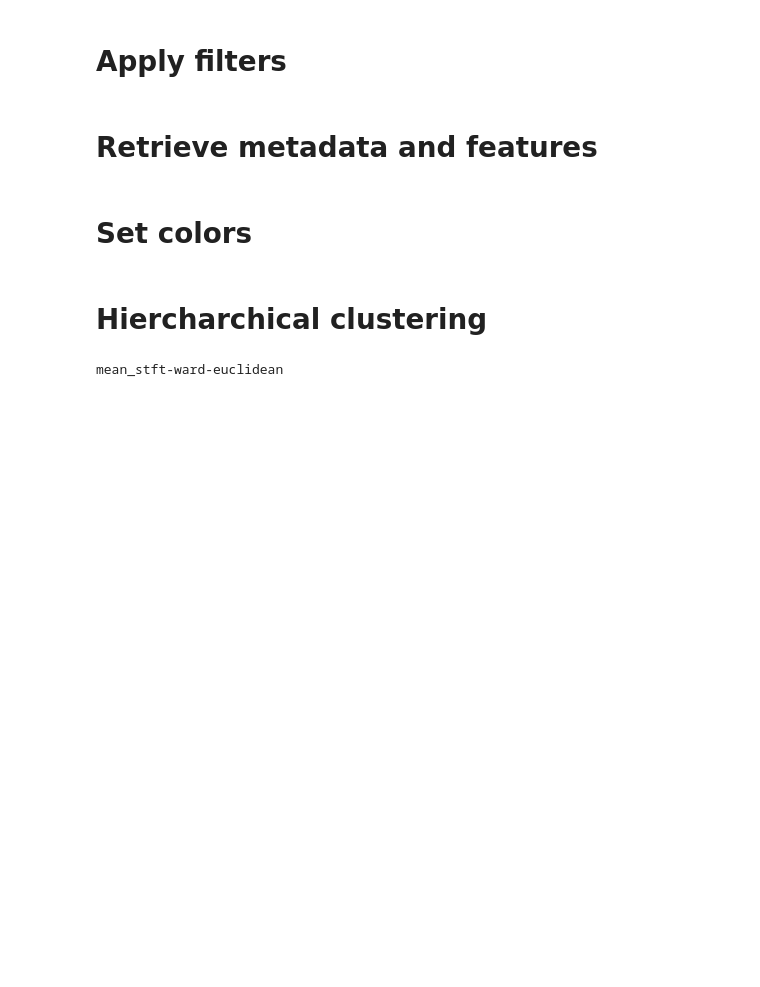
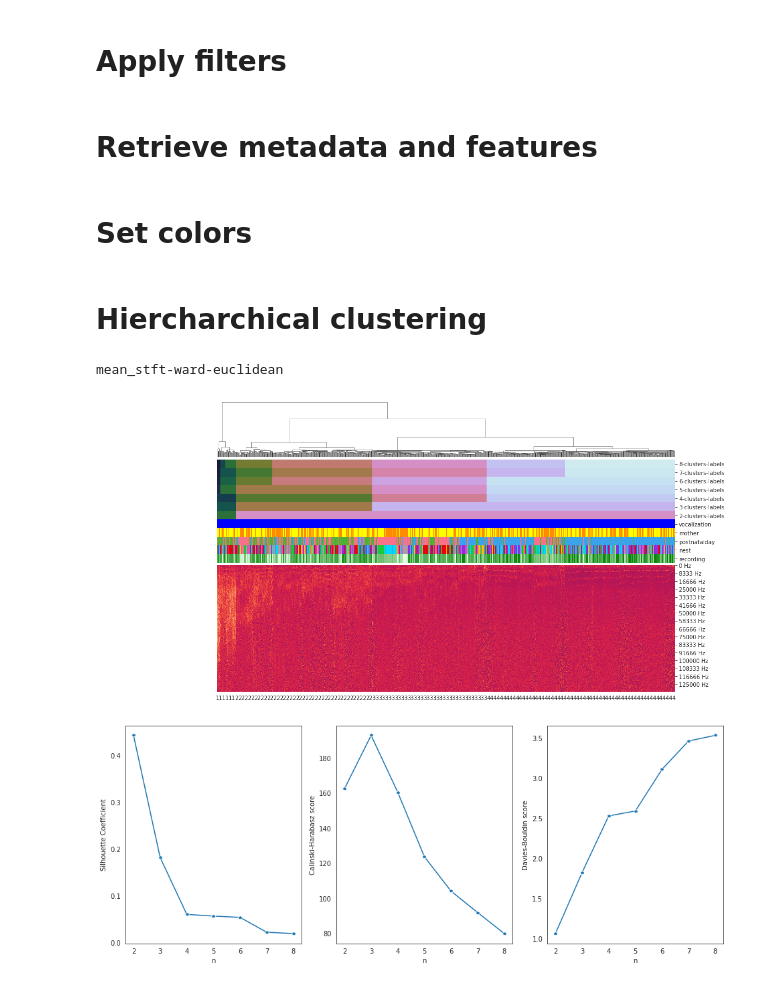
Before and after one commit to jimenaRL/usv-experiments, a Jupyter notebook: full-dataset/hierarchical-clustering-FULL-AUDIBLES.ipynb, the cells around one changed output. Saved outputs shown, nothing was run; the diff lists cells and outputs as text; code cells hidden in the pictures; blank space fills up the shorter version.

```diff
--- a/full-dataset/hierarchical-clustering-FULL-AUDIBLES.ipynb
+++ b/full-dataset/hierarchical-clustering-FULL-AUDIBLES.ipynb
@@ -27,9 +52,10 @@ sns.set_style('white')
 # %%
 PLOT = True
 
+MIN_NB_CLUTERS = 2
 MAX_NB_CLUTERS = 8
 
-FILTERS = {'vocalization': 1, 'year': 17}
+FILTERS = {'vocalization': 1, 'year': 19}
 FEATS = ['mean_stft']  #  ['max_mfcc', 'mean_mfcc', 'mean_stft', 'max_stft', 'mean_mel', 'max_mel']
 
 AFFINITIES = ["euclidean"]  # ["euclidean", "cosine",  "sqeuclidean", "cityblock"]
@@ -48,8 +74,7 @@ RESULTS_FOLDER = os.path.join(
 # %%
 dataset = get_dataset(
     csv_path=CSV_PATH,
-    cache_folder=CACHE_FOLDER,
-    #filters=FILTERS
+    cache_folder=CACHE_FOLDER
 )
 # %% [output]
 Reading csv from /home/utilisateur/Desktop/palomars/data/full/dataset.csv.
@@ -62,8 +87,9 @@ dataset = dataset.filter(lambda sample: sample['vocalization'] == FILTERS['vocal
 # %% [markdown]
 # Retrieve metadata and features
 # %%
+KEYS = ['vocalization', 'mother', 'year', 'nest', 'postnatalday',  'event', 'recording']
 metadata = pd.DataFrame.from_records([
-    {k: sample[k].numpy() for k in  ['vocalization', 'mother', 'year', 'nest', 'postnatalday',  'event', 'recording']}
+    {k: dec(sample[k].numpy()) for k in KEYS}
     for sample in dataset
 ])
 
@@ -96,7 +122,7 @@ def get_ylabels(name, num):
 # %% [markdown]
 # Hiercharchical clustering
 # %%
-def hcluster(X, max_clusters, method, metric, colors, feat):
+def hcluster(X, min_clusters, max_clusters, method, metric, colors, feat, nb_cluster_labels):
 
     cluster_assigns = {}
 
@@ -119,7 +145,7 @@ def hcluster(X, max_clusters, method, metric, colors, feat):
 
     # linkage matrix
     Z = g.dendrogram_col.linkage
-    for n in range(2, max_clusters+1):
+    for n in range(min_clusters, max_clusters+1):
         n_assigs = sc.hierarchy.fcluster(Z, t=n, criterion='maxclust')
         cluster_assigns[n] = n_assigs
         clusters = range(1, n+1)
@@ -143,16 +169,15 @@ def hcluster(X, max_clusters, method, metric, colors, feat):
         center=None, # check what this is, looks different with 0
         figsize=(16, 8),
         cbar_pos=None,
-        xticklabels=1,
+        xticklabels=7,
         yticklabels='auto')
 
+    reord_ind = g.dendrogram_col.reordered_ind
+    g.ax_heatmap.axes.set_xticklabels(
+        cluster_assigns[nb_cluster_labels][reord_ind][np.arange(0, len(reord_ind), 7)]
+    )
     for tick in g.ax_heatmap.axes.xaxis.get_major_ticks():
-        tick.label.set_fontsize(8)
-        tick.label.set_rotation('vertical')
-
-
-    for tick in g.ax_heatmap.axes.yaxis.get_major_ticks():
-        tick.label.set_fontsize(2)
+        tick.label.set_fontsize(10)
         tick.label.set_rotation('horizontal')
 
     g.ax_heatmap.axes.set_yticklabels(
@@ -162,38 +187,46 @@ def hcluster(X, max_clusters, method, metric, colors, feat):
         )
     )
 
+    for tick in g.ax_heatmap.axes.yaxis.get_major_ticks():
+        tick.label.set_fontsize(10)
+        tick.label.set_rotation('horizontal')
+
     return g, cluster_assigns
 # %%
 for feat in FEATS:
     for linkage in LINKAGES:
         for metric in AFFINITIES:
 
             title = f"{feat}-{linkage}-{metric}"
             print(title)
 
             X = feats[feat]
-            g, cluster_assigns = hcluster(X, MAX_NB_CLUTERS, linkage, metric, colors, feat)
+            g, cluster_assigns = hcluster(
+                X, MIN_NB_CLUTERS, MAX_NB_CLUTERS, linkage, metric, colors, feat, nb_cluster_labels=4)
+
 
             g.savefig(os.path.join(RESULTS_FOLDER, "clustermap", f"{title}.png"))
             metadata.assign(**{f"clust{k}": v for k,v in cluster_assigns.items()}).to_csv(
                 os.path.join(RESULTS_FOLDER, "cluster_assigns", f"{title}.csv"), index=False)
 
             results = []
-            for n in range(2, MAX_NB_CLUTERS+1):
+            for n in range(MIN_NB_CLUTERS, MAX_NB_CLUTERS+1):
                 results.append({
                     "n": n,
                     "Calinski-Harabasz score": calinski_harabasz_score(X.T, cluster_assigns[n]),
                     "Davies-Bouldin score": davies_bouldin_score(X.T, cluster_assigns[n]),
                     "Silhouette Coefficient": silhouette_score(X.T, cluster_assigns[n]),
             })
             results = pd.DataFrame.from_records(results)
 
             f, axes = plt.subplots(1, 3, figsize=(16, 6))
             sns.lineplot(x='n', y='Silhouette Coefficient', data=results, marker='p', ax=axes[0])
             sns.lineplot(x='n', y='Calinski-Harabasz score', data=results, marker='p', ax=axes[1])
             sns.lineplot(x='n', y='Davies-Bouldin score', data=results, marker='p', ax=axes[2])
 
             results.to_csv(
                 os.path.join(RESULTS_FOLDER, "cluster_metrics", f"{title}.csv"), index=False)
 # %% [output]
 mean_stft-ward-euclidean
+[figure, added]
+[figure, added]
```
Also changed, not shown: parts of 1 cell of this notebook, 3 other files.
